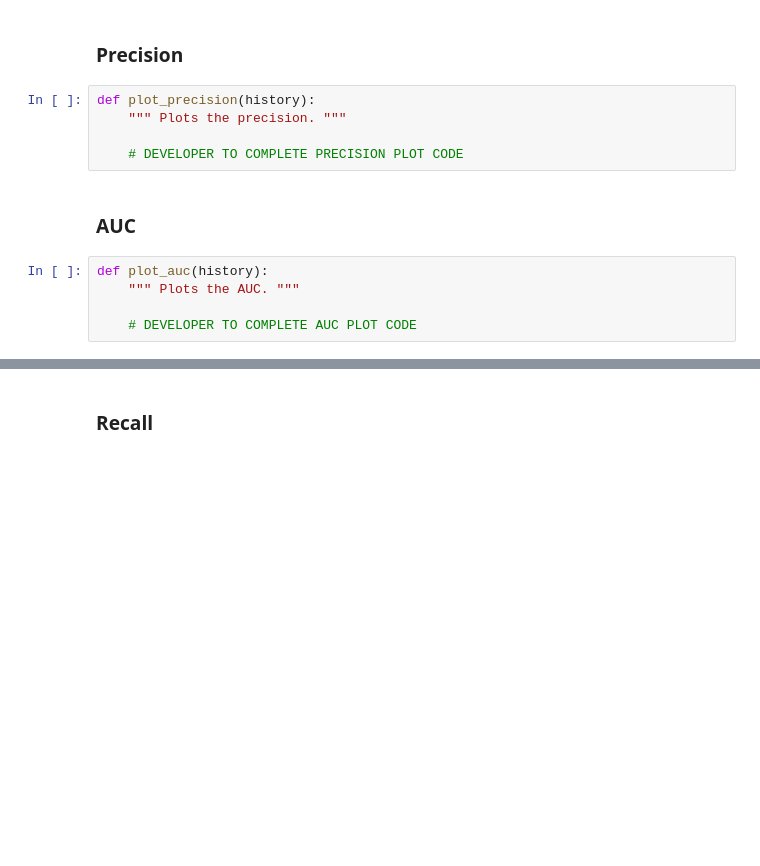
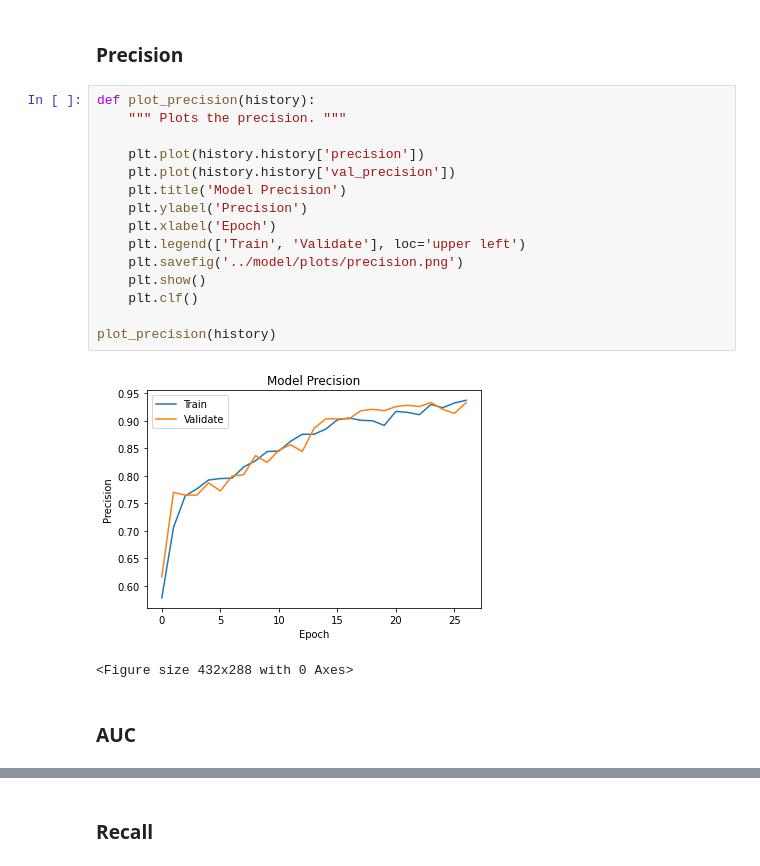
Before and after one commit to AMLResearchProject/all-arduino-nano-33-ble-sense-classifier, a Jupyter notebook: notebooks/classifier.ipynb, the cells around one changed output, grey strips where cells are left out. Drawn from its saved outputs; the diff is of its cells as text; blank space fills up the shorter version.

```diff
--- a/notebooks/classifier.ipynb
+++ b/notebooks/classifier.ipynb
@@ -152,14 +620,22 @@ def plot_loss(history):
 # %% [markdown]
 ### Precision
-# %%
-def plot_precision(history):
-    """ Plots the precision. """
-
-    # DEVELOPER TO COMPLETE PRECISION PLOT CODE
+# %%
+def plot_precision(history):
+    """ Plots the precision. """
+
+    plt.plot(history.history['precision'])
+    plt.plot(history.history['val_precision'])
+    plt.title('Model Precision')
+    plt.ylabel('Precision')
+    plt.xlabel('Epoch')
+    plt.legend(['Train', 'Validate'], loc='upper left')
+    plt.savefig('../model/plots/precision.png')
+    plt.show()
+    plt.clf()
+
+plot_precision(history)
+# %% [output]
+[figure, added]
+<Figure size 432x288 with 0 Axes>
 # %% [markdown]
 ### AUC
-# %%
-def plot_auc(history):
-    """ Plots the AUC. """
-
-    # DEVELOPER TO COMPLETE AUC PLOT CODE
```
Also changed, not shown: parts of 68 cells of this notebook, 35 other files.
